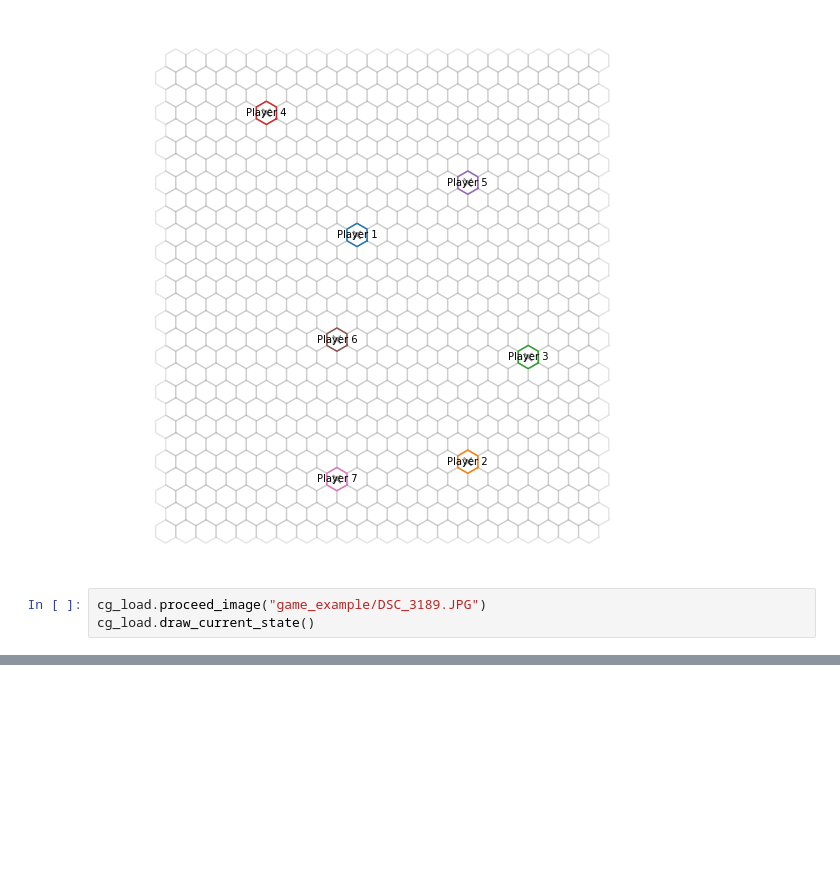
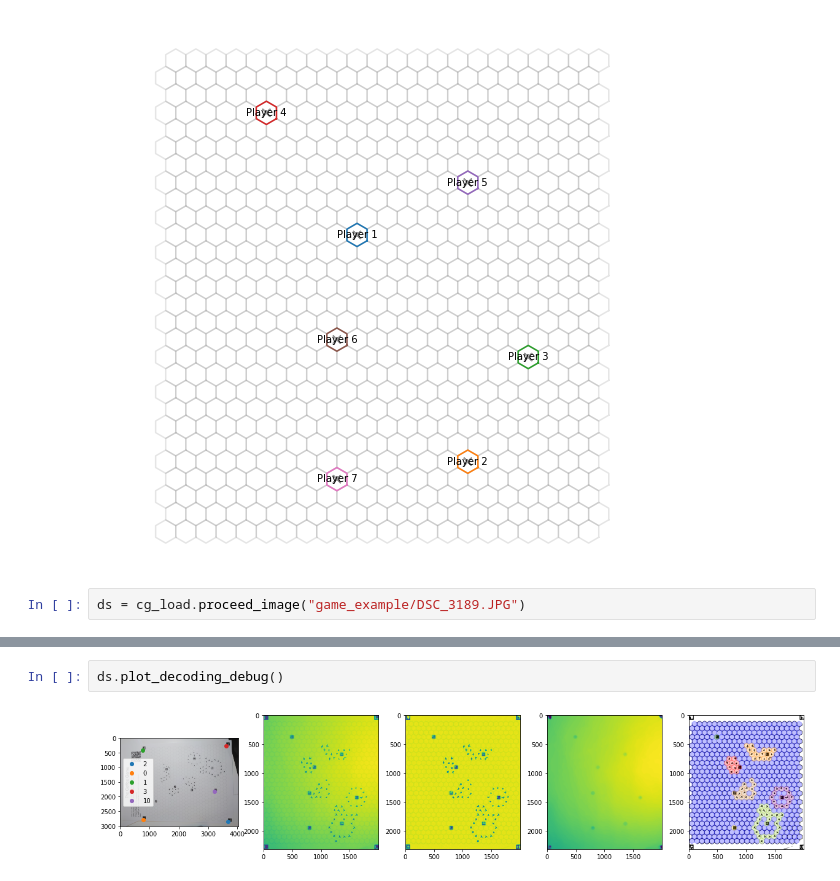
Before and after one commit to dissatisfaction-ai/coffee-game, a Jupyter notebook: Game creation example.ipynb, the cells around one changed output, grey strips where cells are left out. Cells and saved outputs as stored; diff of their text form; blank space fills up the shorter version.

```diff
--- a/Game creation example.ipynb
+++ b/Game creation example.ipynb
@@ -20,5 +20,4 @@ cg_load.draw_current_state()
 # %% [output]
 [figure]
 # %%
-cg_load.proceed_image("game_example/DSC_3189.JPG")
-cg_load.draw_current_state()
+ds = cg_load.proceed_image("game_example/DSC_3189.JPG")
@@ -26,0 +28,4 @@ cg_load.draw_current_state()
+# %%
+ds.plot_decoding_debug()
+# %% [output]
+[figure, added]
```
Also changed, not shown: parts of 4 cells of this notebook, 2 other files.
